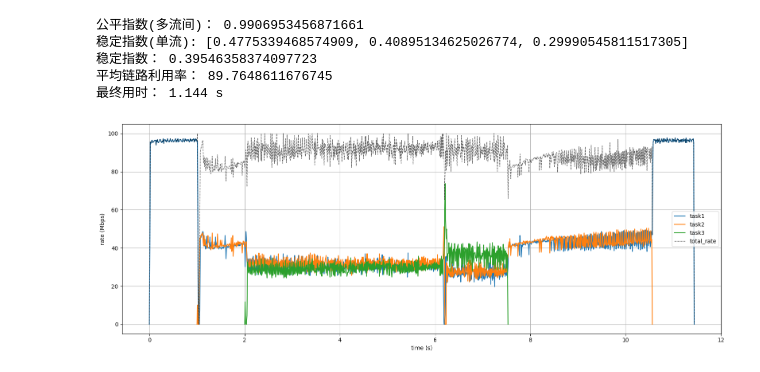
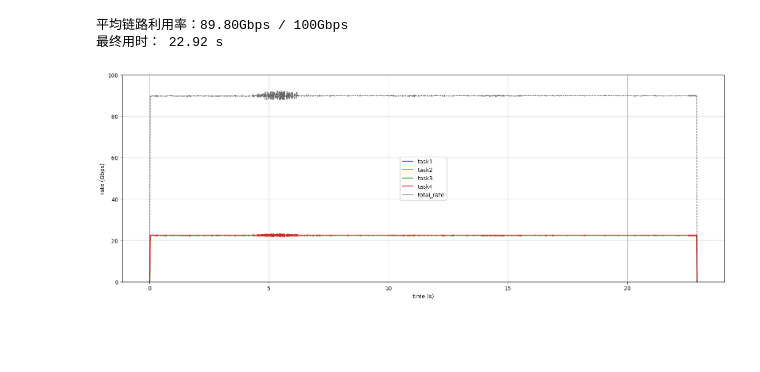
Before and after one commit to Miao-er/fileTransferCmd, a Jupyter notebook: plot.ipynb, the cells around one changed output. Saved outputs shown, nothing was run; the diff lists cells and outputs as text; code cells hidden in the pictures; blank space fills up the shorter version.

```diff
--- a/plot.ipynb
+++ b/plot.ipynb
@@ -20,8 +20,9 @@ def plot_debug_log(log_path):
     rates1 = []
     rates2 = []
     rates3 = []
+    rates4 = []
     total_rates = []
-
+    exist = [False, False, False, False]
     with open(log_path, 'r') as f:
         for line in f:
             try:
@@ -30,28 +31,44 @@ def plot_debug_log(log_path):
                 r1 = obj.get('task_1_rate', None)
                 r2 = obj.get('task_2_rate', None)
                 r3 = obj.get('task_3_rate', None)
+                r4 = obj.get('task_4_rate', None)
                 total = obj.get('total_rate', None)
                 if t is not None:
                     times.append(t)  # 单位为10ms
                     rates1.append(r1 if r1 is not None else None)
+                    if r1 is not None and exist[0] == False:
+                        exist[0] = True
                     rates2.append(r2 if r2 is not None else None)
+                    if r2 is not None and exist[1] == False:
+                        exist[1] = True
                     rates3.append(r3 if r3 is not None else None)
+                    if r3 is not None and exist[2] == False:
+                        exist[2] = True
+                    rates4.append(r4 if r4 is not None else None)
+                    if r4 is not None and exist[3] == False:
+                        exist[3] = True
                     total_rates.append(total if total is not None else None)
             except Exception as e:
                 continue
 
     plt.figure(figsize=(16, 6))
     # 绘制三条流的速率
-    plt.plot(times, rates1, label='task1')
-    plt.plot(times, rates2, label='task2')
-    plt.plot(times, rates3, label='task3')
+    if exist[0]:
+        plt.plot(times, rates1, label='task1')
+    if exist[1]:
+        plt.plot(times, rates2, label='task2')
+    if exist[2]:
+        plt.plot(times, rates3, label='task3')
+    if exist[3]:
+        plt.plot(times, rates4, label='task4')
     # 绘制总速率，虚线
     plt.plot(times, total_rates, label='total_rate', color='black', linewidth=1, linestyle='--',alpha = 0.6)
-    print("平均链路利用率：", np.mean(total_rates))
-    print("最终用时：", times[-1]/10 , "s")
+    print("平均链路利用率：{:.2f}Gbps / 100Gbps".format(np.mean(total_rates[1:-1])))
+    print("最终用时：", times[-1] , "s")
 
     plt.xlabel('time (s)')
-    plt.ylabel('rate (Mbps)')
+    plt.ylabel('rate (Gbps)')
+    plt.ylim(0, 100)
     # plt.title(f'Rate Info from {log_path}')
     plt.legend()
     plt.grid(True)
@@ -64,6 +81,7 @@ def cacu_fair_factor(log_path):
     rates1 = []
     rates2 = []
     rates3 = []
+    rates4 = []
     total_rates = []
     fair_arr = []
     with open(log_path, 'r') as f:
@@ -74,12 +92,14 @@ def cacu_fair_factor(log_path):
                 r1 = obj.get('task_1_rate', None)
                 r2 = obj.get('task_2_rate', None)
                 r3 = obj.get('task_3_rate', None)
+                r4 = obj.get('task_4_rate', None)
                 total = obj.get('total_rate', None)
                 f = []
                 if t is not None:
                     f.append(r1 if r1 is not None else 0)
                     f.append(r2 if r2 is not None else 0)
                     f.append(r3 if r3 is not None else 0)
+                    f.append(r4 if r4 is not None else 0)
                     sum_sq = 0
                     sq_sum = 0
                     count = 0
@@ -134,7 +154,7 @@ def cacu_oscillation_factor(log_path, w:int = 10):
             except Exception as e:
                 continue
     print("振荡指数：", osci)
-    print("振荡指数平均值：", [sum(oscis[i]) / len(oscis[i]) if oscis[i] else 0 for i in range(3)])
+    print("振荡指数平均值：", [sum(oscis[i]) / len(oscis[i]) if len(oscis[i]) > 0 else 0 for i in range(3)])
 
 def cacu_mixed_factor(log_path,w:int=100, omega:float=0.05):
     def get_osci(arr):
@@ -175,7 +195,7 @@ def cacu_mixed_factor(log_path,w:int=100, omega:float=0.05):
                             # print(f"task_{i+1}_oscillation: {osci[i]:.4f}")
             except Exception as e:
                 continue
-    res_arr = [pow(math.e,- sum(oscis[i])/len(oscis[i]) / omega) for i in range(0,3)]
+    res_arr = [pow(math.e,(- sum(oscis[i])/len(oscis[i]) / omega) if len(oscis[i]) > 0 else 0) for i in range(0,3)]
     print("稳定指数(单流):",res_arr)
     print("稳定指数：", sum(res_arr)/len(res_arr))
 
@@ -194,14 +203,7 @@ plot_debug_log('rate_DCQCN.log')
 # %%
 #UP
-cacu_fair_factor('rate.log')
-# cacu_oscillation_factor('rateOflucp.log', 100)
-cacu_mixed_factor('rate.log',w = 100, omega = 0.1)
-
 plot_debug_log('rate.log')
 # %% [output]
-公平指数(多流间)： 0.9906953456871661
-稳定指数(单流): [0.4775339468574909, 0.40895134625026774, 0.29990545811517305]
-稳定指数： 0.39546358374097723
-平均链路利用率： 89.7648611676745
-最终用时： 1.144 s
+平均链路利用率：89.80Gbps / 100Gbps
+最终用时： 22.92 s
-[figure, old version]
+[figure, new version]
```
Also changed, not shown: parts of 2 cells of this notebook, 22 other files.
